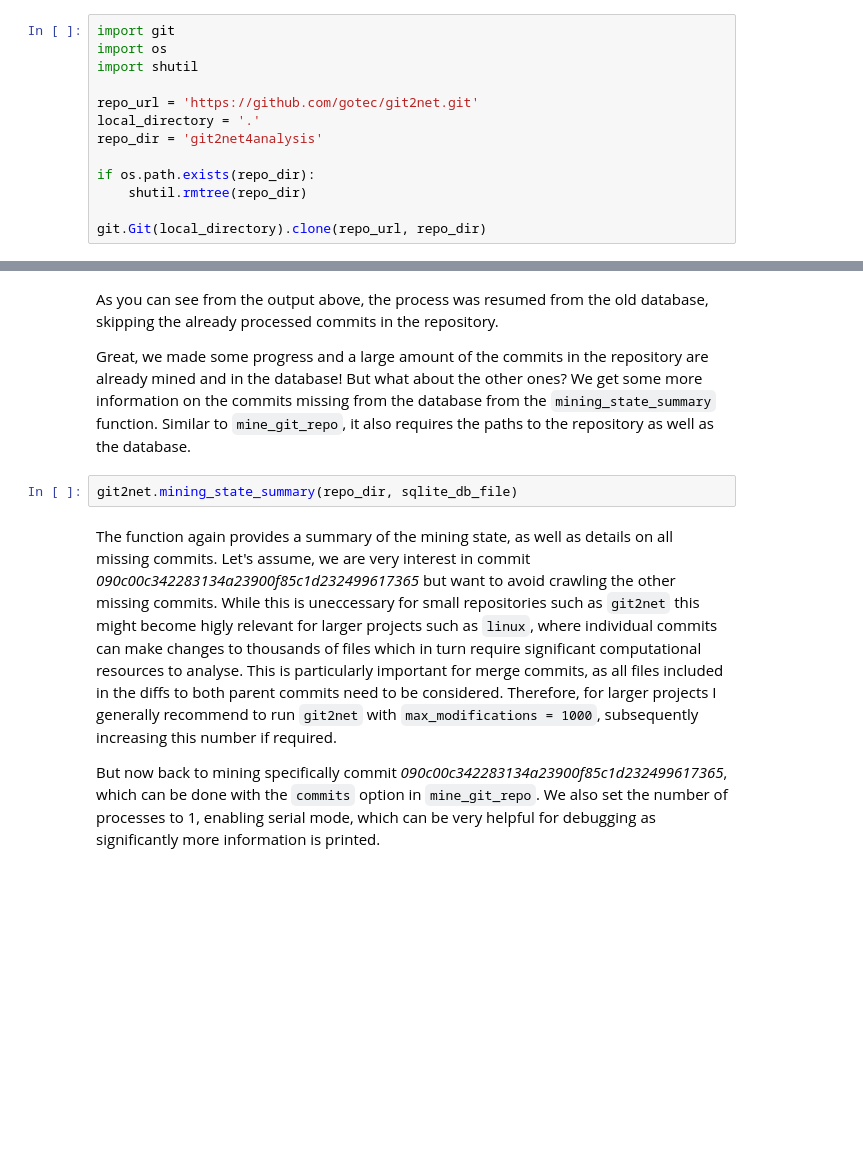
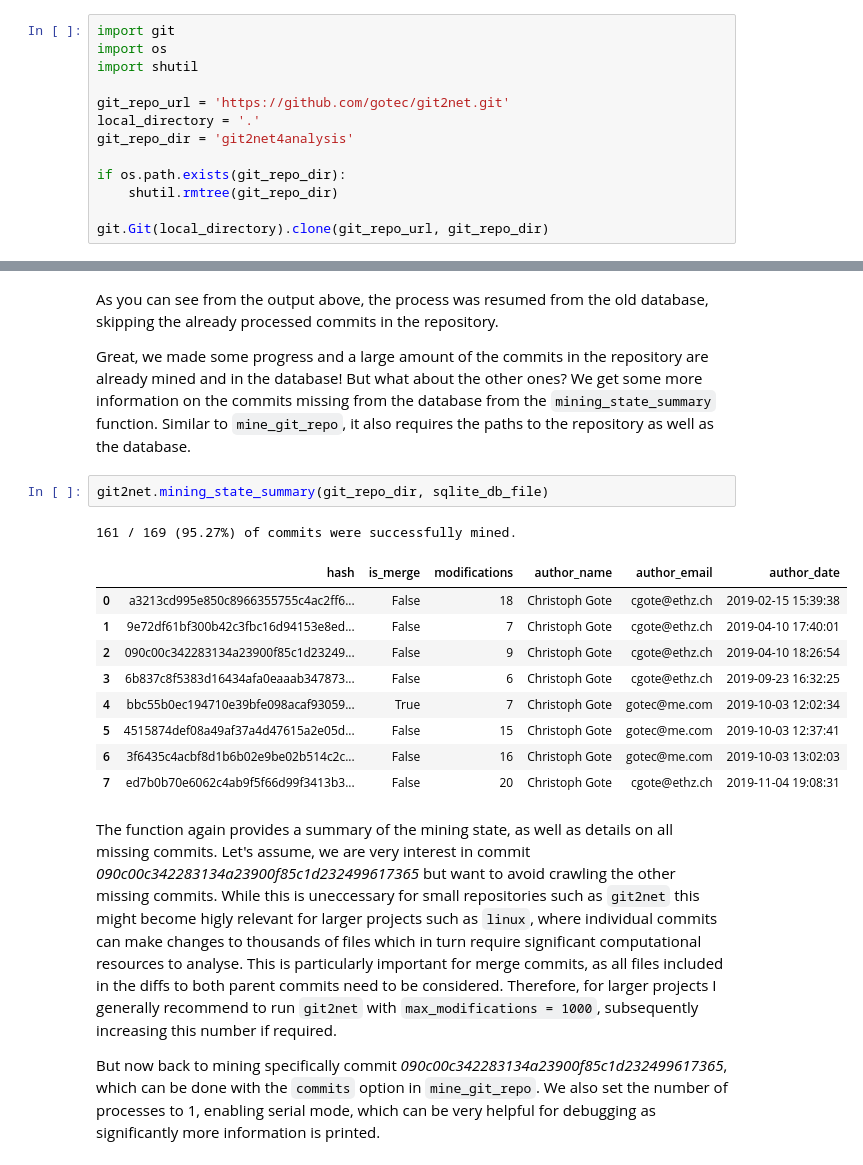
Before and after one commit to gotec/git2net, a Jupyter notebook: TUTORIAL.ipynb, the cells around one changed output, grey strips where cells are left out. Drawn from its saved outputs; the diff is of its cells as text; blank space fills up the shorter version.

```diff
--- a/TUTORIAL.ipynb
+++ b/TUTORIAL.ipynb
@@ -17,11 +17,11 @@ import git
 import os
 import shutil
 
-repo_url = 'https://github.com/gotec/git2net.git'
+git_repo_url = 'https://github.com/gotec/git2net.git'
 local_directory = '.'
-repo_dir = 'git2net4analysis'
+git_repo_dir = 'git2net4analysis'
 
-if os.path.exists(repo_dir):
-    shutil.rmtree(repo_dir)
+if os.path.exists(git_repo_dir):
+    shutil.rmtree(git_repo_dir)
 
-git.Git(local_directory).clone(repo_url, repo_dir)
+git.Git(local_directory).clone(git_repo_url, git_repo_dir)
@@ -64,7 +112,18 @@ As you can see from the output above, the process was resumed from the old datab
 
 Great, we made some progress and a large amount of the commits in the repository are already mined and in the database! But what about the other ones? We get some more information on the commits missing from the database from the `mining_state_summary` function. Similar to `mine_git_repo`, it also requires the paths to the repository as well as the database.
 # %%
-git2net.mining_state_summary(repo_dir, sqlite_db_file)
+git2net.mining_state_summary(git_repo_dir, sqlite_db_file)
+# %% [output]
+161 / 169 (95.27%) of commits were successfully mined.
+|  | hash | is_merge | modifications | author_name | author_email | author_date |
+| 0 | a3213cd995e850c8966355755c4ac2ff6... | False | 18 | Christoph Gote | cgote@ethz.ch | 2019-02-15 15:39:38 |
+| 1 | 9e72df61bf300b42c3fbc16d94153e8ed... | False | 7 | Christoph Gote | cgote@ethz.ch | 2019-04-10 17:40:01 |
+| 2 | 090c00c342283134a23900f85c1d23249... | False | 9 | Christoph Gote | cgote@ethz.ch | 2019-04-10 18:26:54 |
+| 3 | 6b837c8f5383d16434afa0eaaab347873... | False | 6 | Christoph Gote | cgote@ethz.ch | 2019-09-23 16:32:25 |
+| 4 | bbc55b0ec194710e39bfe098acaf93059... | True | 7 | Christoph Gote | gotec@me.com | 2019-10-03 12:02:34 |
+| 5 | 4515874def08a49af37a4d47615a2e05d... | False | 15 | Christoph Gote | gotec@me.com | 2019-10-03 12:37:41 |
+| 6 | 3f6435c4acbf8d1b6b02e9be02b514c2c... | False | 16 | Christoph Gote | gotec@me.com | 2019-10-03 13:02:03 |
+| 7 | ed7b0b70e6062c4ab9f5f66d99f3413b3... | False | 20 | Christoph Gote | cgote@ethz.ch | 2019-11-04 19:08:31 |
 # %% [markdown]
 The function again provides a summary of the mining state, as well as details on all missing commits. Let's assume, we are very interest in commit *090c00c342283134a23900f85c1d232499617365* but want to avoid crawling the other missing commits. While this is uneccessary for small repositories such as `git2net` this might become higly relevant for larger projects such as `linux`, where individual commits can make changes to thousands of files which in turn require significant computational resources to analyse. This is particularly important for merge commits, as all files included in the diffs to both parent commits need to be considered. Therefore, for larger projects I generally recommend to run `git2net` with `max_modifications = 1000`, subsequently increasing this number if required.
 
```
Also changed, not shown: parts of 13 cells of this notebook, 5 other files.
